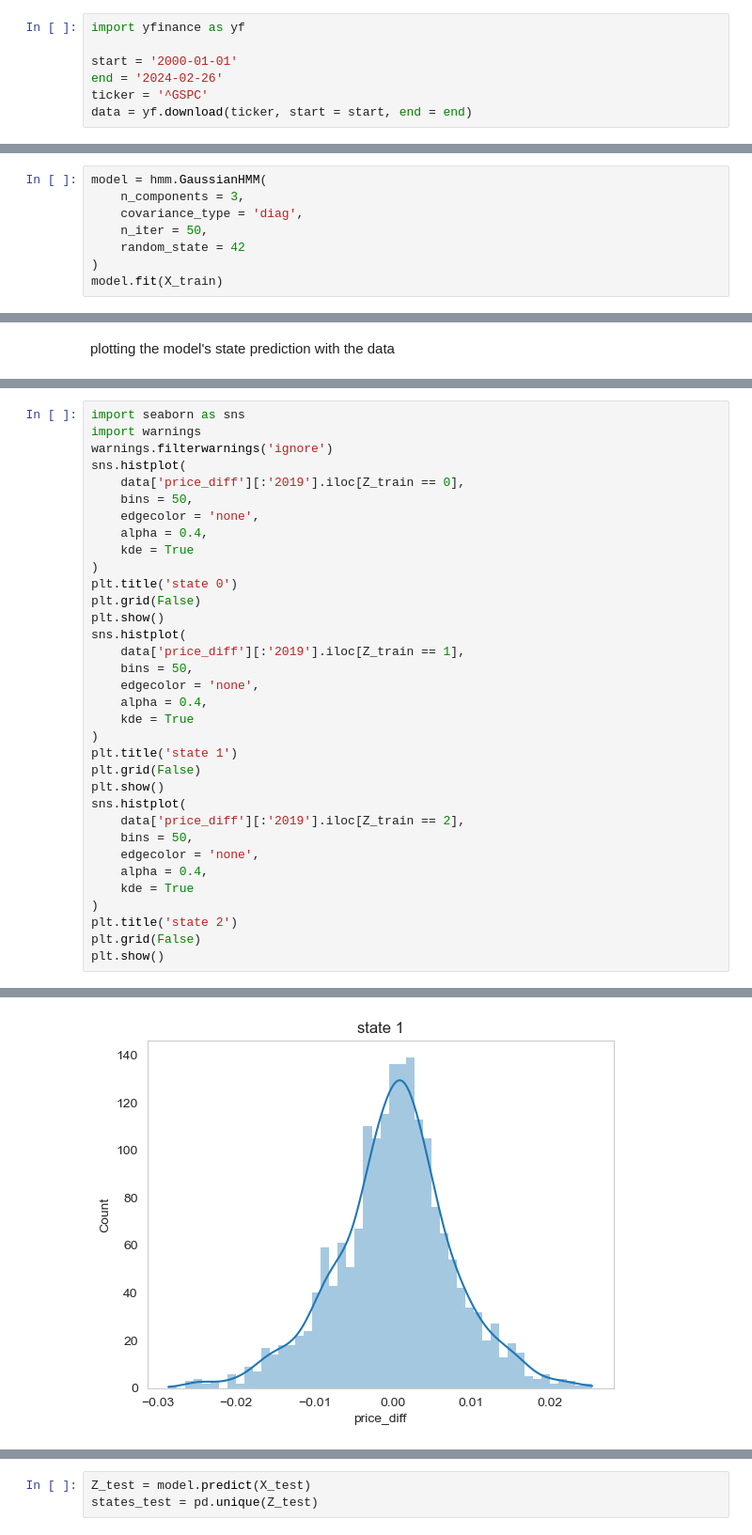
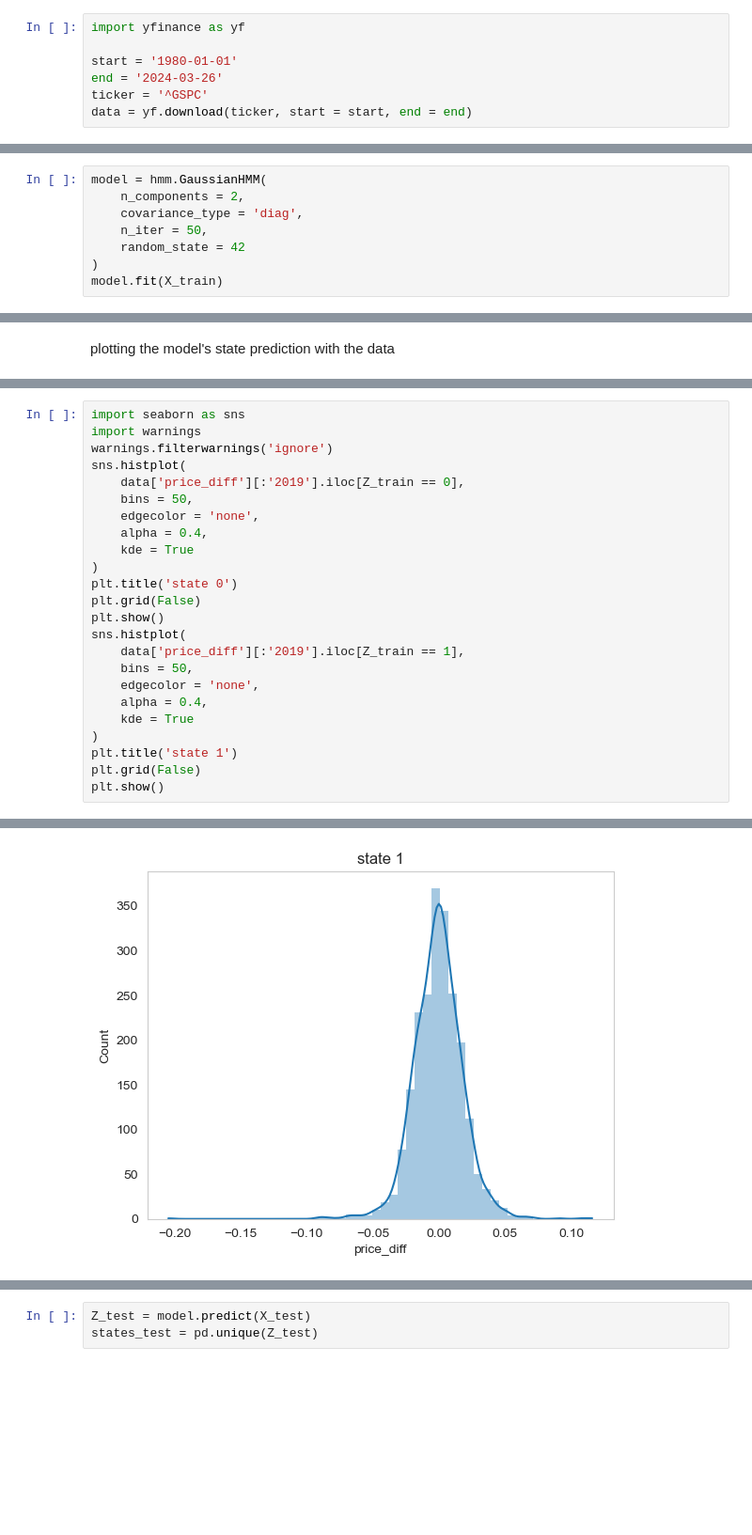
Before and after one commit to Tommylee1013/FinancialMachineLearning, a Jupyter notebook: ml_finance/Hidden Markov Model.ipynb, the cells around one changed output, grey strips where cells are left out. Shown at 94% size. Saved outputs shown, nothing was run; the diff lists cells and outputs as text; blank space fills up the shorter version.

```diff
--- a/ml_finance/Hidden Markov Model.ipynb
+++ b/ml_finance/Hidden Markov Model.ipynb
@@ -8,8 +8,8 @@ from hmmlearn import hmm
 # %%
 import yfinance as yf
 
-start = '2000-01-01'
-end = '2024-02-26'
+start = '1980-01-01'
+end = '2024-03-26'
 ticker = '^GSPC'
 data = yf.download(ticker, start = start, end = end)
 # %% [output]
@@ -41,7 +41,7 @@ X_train, X_test = data[['price_diff']][:'2019'].values, data[['price_diff']]['20
 Build the Hidden Markov Model
 # %%
 model = hmm.GaussianHMM(
-    n_components = 3,
+    n_components = 2,
     covariance_type = 'diag',
     n_iter = 50,
     random_state = 42
@@ -151,14 +147,4 @@ sns.histplot(
 plt.title('state 1')
 plt.grid(False)
 plt.show()
-sns.histplot(
-    data['price_diff'][:'2019'].iloc[Z_train == 2],
-    bins = 50,
-    edgecolor = 'none',
-    alpha = 0.4,
-    kde = True
-)
-plt.title('state 2')
-plt.grid(False)
-plt.show()
 # %% [output]
@@ -166 +152 @@ plt.show()
-[figure, old version]
+[figure, new version]
```
Also changed, not shown: parts of 12 cells of this notebook, 1 other file.
